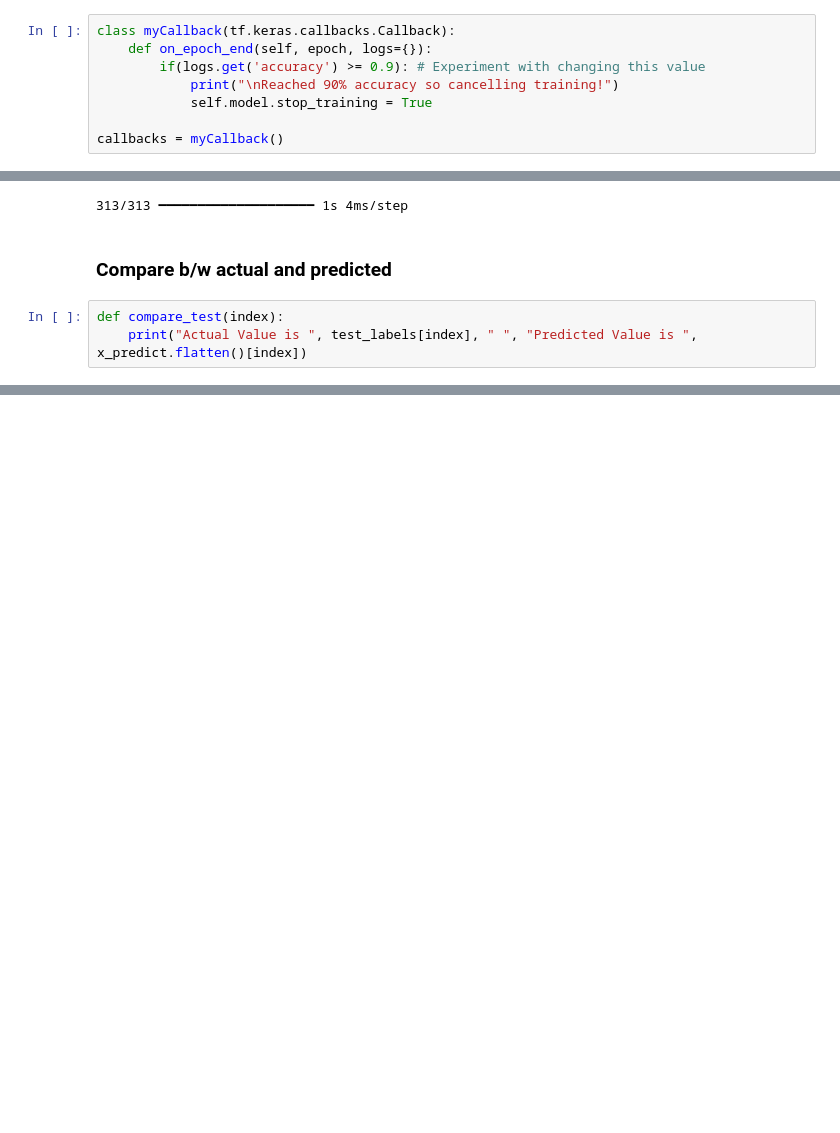
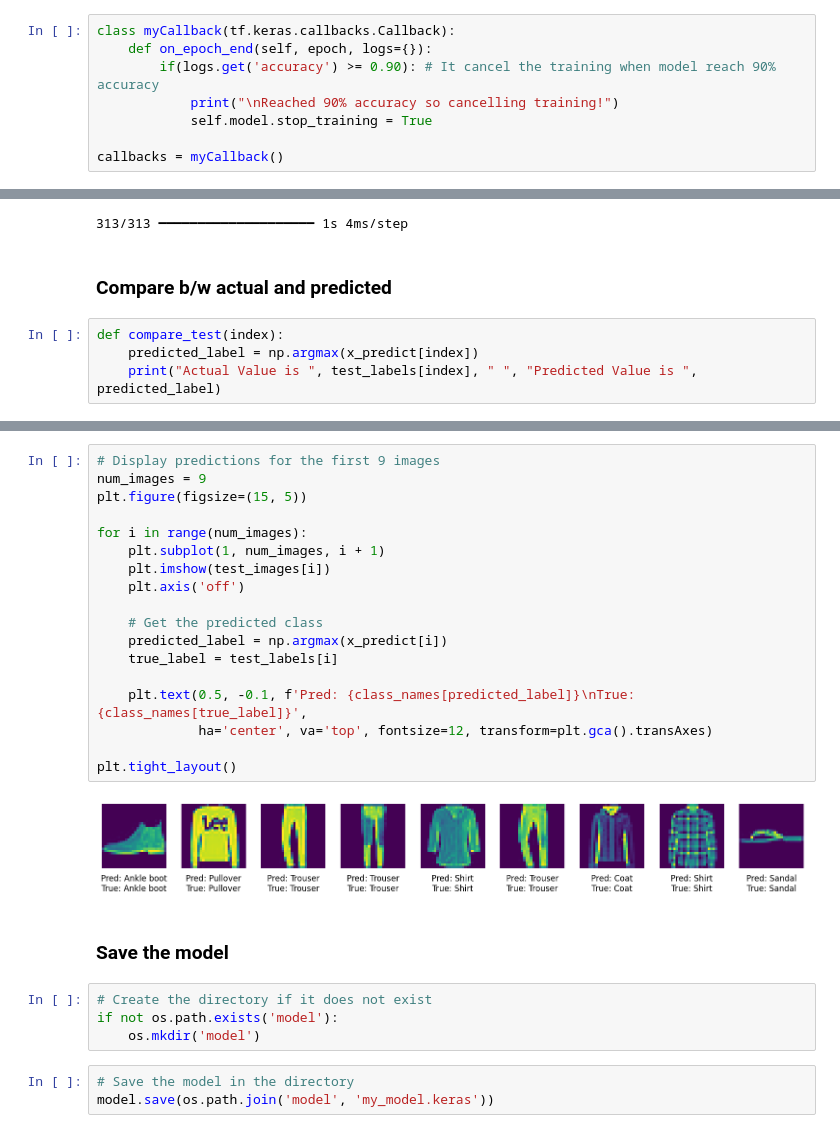
Before and after one commit to cyberfantics/fashion-mnist-prediction, a Jupyter notebook: mnist fashion dataset.ipynb, the cells around one changed output, grey strips where cells are left out. Drawn from its saved outputs; the diff is of its cells as text; blank space fills up the shorter version.

```diff
--- a/mnist fashion dataset.ipynb
+++ b/mnist fashion dataset.ipynb
@@ -73,7 +81,7 @@ model.compile(optimizer=tf.optimizers.Adam(), loss='sparse_categorical_crossentr
 # %%
 class myCallback(tf.keras.callbacks.Callback):
     def on_epoch_end(self, epoch, logs={}):
-        if(logs.get('accuracy') >= 0.9): # Experiment with changing this value
+        if(logs.get('accuracy') >= 0.90): # It cancel the training when model reach 90% accuracy
             print("\nReached 90% accuracy so cancelling training!")
             self.model.stop_training = True
 
@@ -115,7 +123,8 @@ x_predict = model.predict(test_images)
 ### Compare b/w actual and predicted
 # %%
 def compare_test(index):
-    print("Actual Value is ", test_labels[index], " ", "Predicted Value is ", x_predict.flatten()[index])
+    predicted_label = np.argmax(x_predict[index])
+    print("Actual Value is ", test_labels[index], " ", "Predicted Value is ", predicted_label)
 # %%
 for i in range (90, 99):
     compare_test(i)
@@ -131,0 +141,29 @@ Actual Value is  4   Predicted Value is  2.814881e-07
+# %%
+# Display predictions for the first 9 images
+num_images = 9
+plt.figure(figsize=(15, 5))
+
+for i in range(num_images):
+    plt.subplot(1, num_images, i + 1)
+    plt.imshow(test_images[i])
+    plt.axis('off')
+
+    # Get the predicted class
+    predicted_label = np.argmax(x_predict[i])
+    true_label = test_labels[i]
+
+    plt.text(0.5, -0.1, f'Pred: {class_names[predicted_label]}\nTrue: {class_names[true_label]}',
+             ha='center', va='top', fontsize=12, transform=plt.gca().transAxes)
+
+plt.tight_layout()
+# %% [output]
+[figure, added]
+# %% [markdown]
+### Save the model
+# %%
+# Create the directory if it does not exist
+if not os.path.exists('model'):
+    os.mkdir('model')
+# %%
+# Save the model in the directory
+model.save(os.path.join('model', 'my_model.keras'))
```
Also changed, not shown: parts of 5 cells of this notebook, 2 other files.
